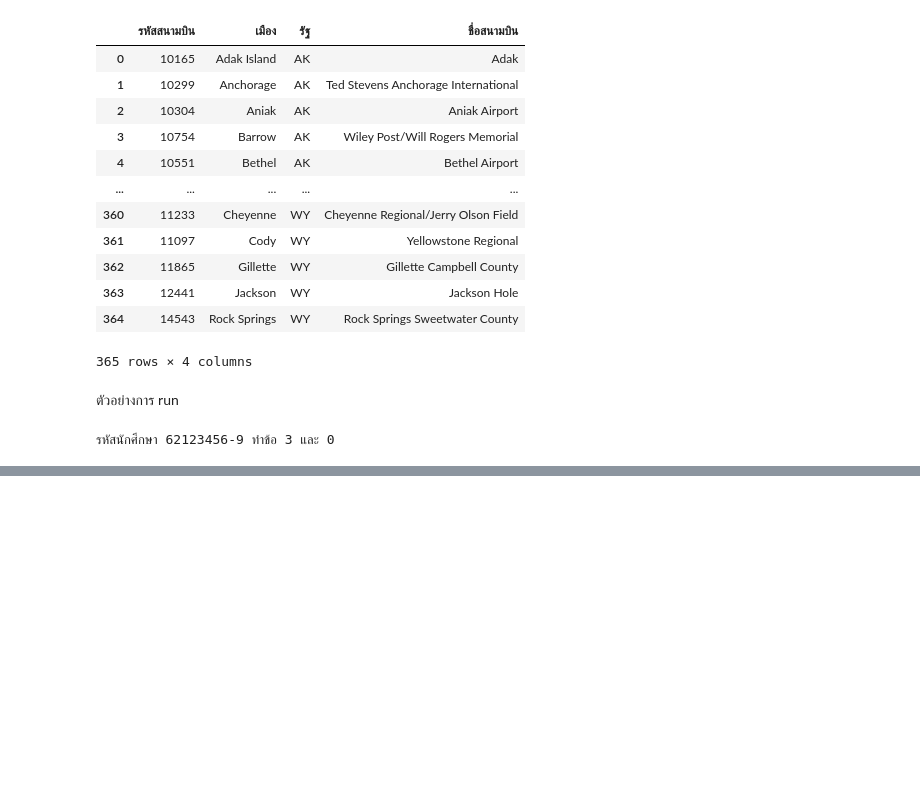
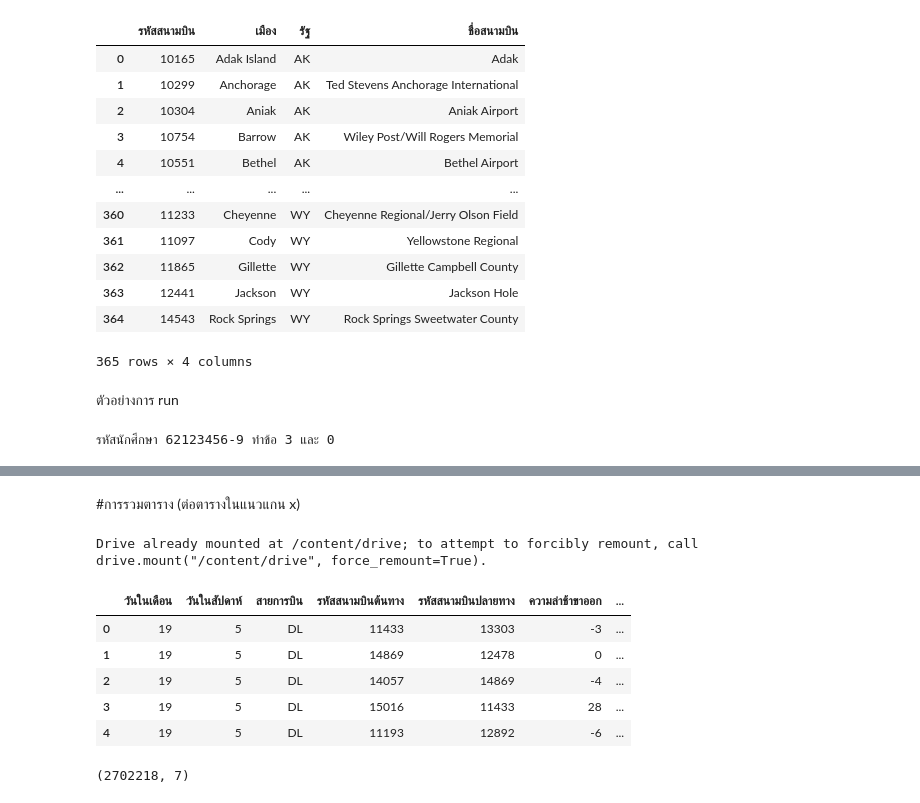
Before and after one commit to 603021852-8/DWDM21, a Jupyter notebook: MiniExam.ipynb, the cells around one changed output, grey strips where cells are left out. Saved outputs shown, nothing was run; the diff lists cells and outputs as text; code cells hidden in the pictures; blank space fills up the shorter version.

```diff
--- a/MiniExam.ipynb
+++ b/MiniExam.ipynb
@@ -70,0 +135,32 @@ gen_exams('62123456-9')
+# %% [markdown]
+#การรวมตาราง (ต่อตารางในแนวแกน x)
+# %%
+import pandas as pd               ### สำหรับข้อมูลลักษณะ ตาราง
+
+from google.colab import drive   ### เชื่อมต่อ drive
+drive.mount('/content/drive')    ### คลิกลิ้ง -> เลือก E-mail -> ลงชื่อ -> ก็อปโค้ด -> นำกลับมาวาง -> enter
+
+import os
+
+path = '/content/drive/My Drive/DWDM2021_DATA'
+# %% [output]
+Drive already mounted at /content/drive; to attempt to forcibly remount, call drive.mount("/content/drive", force_remount=True).
+# %%
+# นำเข้าข้อมูลเข้า
+flights = pd.read_csv(os.path.join(path,'flights.csv'))
+airports = pd.read_csv(os.path.join(path,'airports.csv'))
+# %%
+# เรียกดูข้อมูล
+flights.head()
+# %% [output]
+|  | วันในเดือน | วันในสัปดาห์ | สายการบิน | รหัสสนามบินต้นทาง | รหัสสนามบินปลายทาง | ความล่าช้าขาออก | ... |
+| 0 | 19 | 5 | DL | 11433 | 13303 | -3 | ... |
+| 1 | 19 | 5 | DL | 14869 | 12478 | 0 | ... |
+| 2 | 19 | 5 | DL | 14057 | 14869 | -4 | ... |
+| 3 | 19 | 5 | DL | 15016 | 11433 | 28 | ... |
+| 4 | 19 | 5 | DL | 11193 | 12892 | -6 | ... |
+# %%
+# ดูจำนวนแถวจำนวนคอลัมน์
+flights.shape
+# %% [output]
+(2702218, 7)
```
Also changed, not shown: parts of 20 cells of this notebook.
